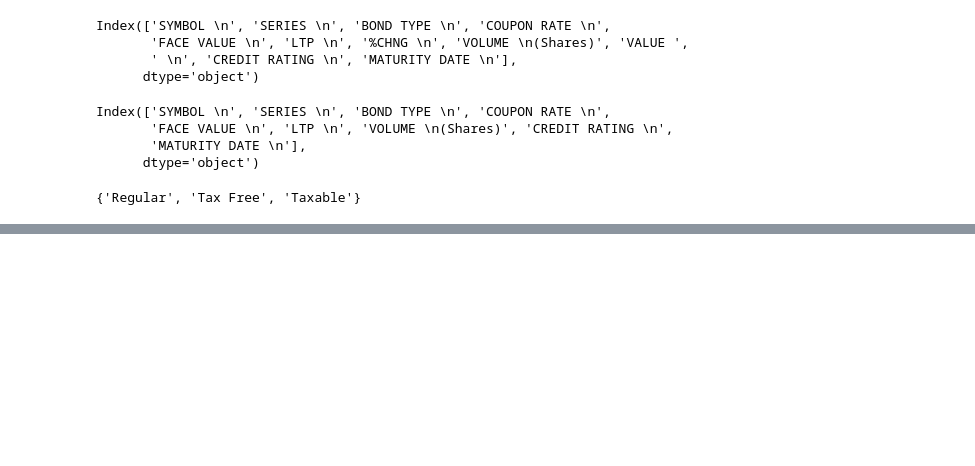
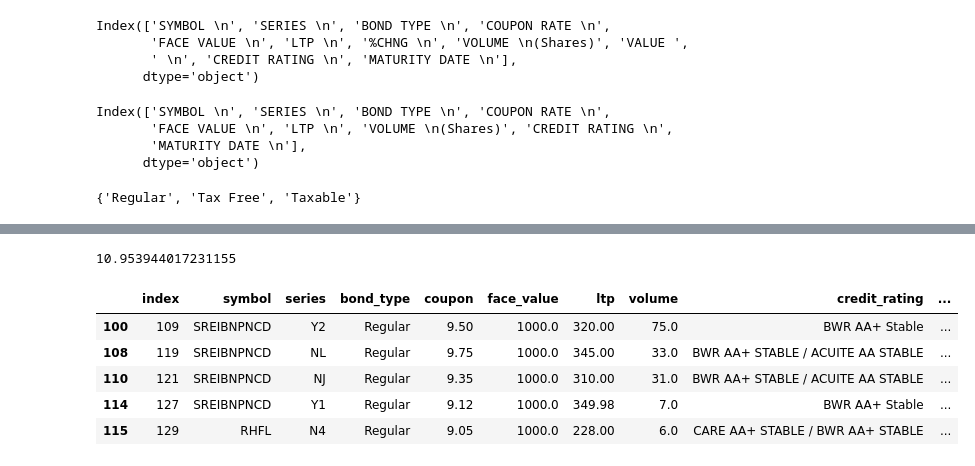
Before and after one commit to shivams289/Kaggle-Projects, a Jupyter notebook: Indian_bonds.ipynb, the cells around one changed output, grey strips where cells are left out. Drawn from its saved outputs; the diff is of its cells as text; code cells hidden in the pictures; blank space fills up the shorter version.

```diff
--- a/Indian_bonds.ipynb
+++ b/Indian_bonds.ipynb
@@ -89,0 +111,4 @@ df[(df['After_tax_interest_perc']>=9) & (df['volume'] >= 100)]
+# %%
+print(compute_irr(6, 100.1, 92.2, 9.1))
+# %% [output]
+10.953944017231155
@@ -89,0 +127,18 @@ df[(df['After_tax_interest_perc']>=9) & (df['volume'] >= 100)]
+# %%
+df['TTM'] = df['Maturity_year'] - int(datetime.today().year)
+# %%
+df.drop(df[df['TTM']==0].index, inplace = True)
+# %%
+# This Yiled is not perfect as we are taking TTM(time to maturity): starting of 2021 to end of maturity year
+df['Yield'] = df.apply(lambda x: compute_irr(x['TTM'], x['face_value'], x['ltp'], (x['coupon']*x['face_value'])/100), axis = 1)
+# %%
+df['After_tax_yield_perc'] = df['Yield']*(1 - df['bond_type_num']*0.3)
+# %%
+df[(df['After_tax_yield_perc']>=100)  ]
+# %% [output]
+|  | index | symbol | series | bond_type | coupon | face_value | ltp | volume | credit_rating | ... |
+| 100 | 109 | SREIBNPNCD | Y2 | Regular | 9.50 | 1000.0 | 320.00 | 75.0 | BWR AA+ Stable | ... |
+| 108 | 119 | SREIBNPNCD | NL | Regular | 9.75 | 1000.0 | 345.00 | 33.0 | BWR AA+ STABLE / ACUITE AA STABLE | ... |
+| 110 | 121 | SREIBNPNCD | NJ | Regular | 9.35 | 1000.0 | 310.00 | 31.0 | BWR AA+ STABLE / ACUITE AA STABLE | ... |
+| 114 | 127 | SREIBNPNCD | Y1 | Regular | 9.12 | 1000.0 | 349.98 | 7.0 | BWR AA+ Stable | ... |
+| 115 | 129 | RHFL | N4 | Regular | 9.05 | 1000.0 | 228.00 | 6.0 | CARE AA+ STABLE / BWR AA+ STABLE | ... |
```
Also changed, not shown: parts of 10 cells of this notebook.
